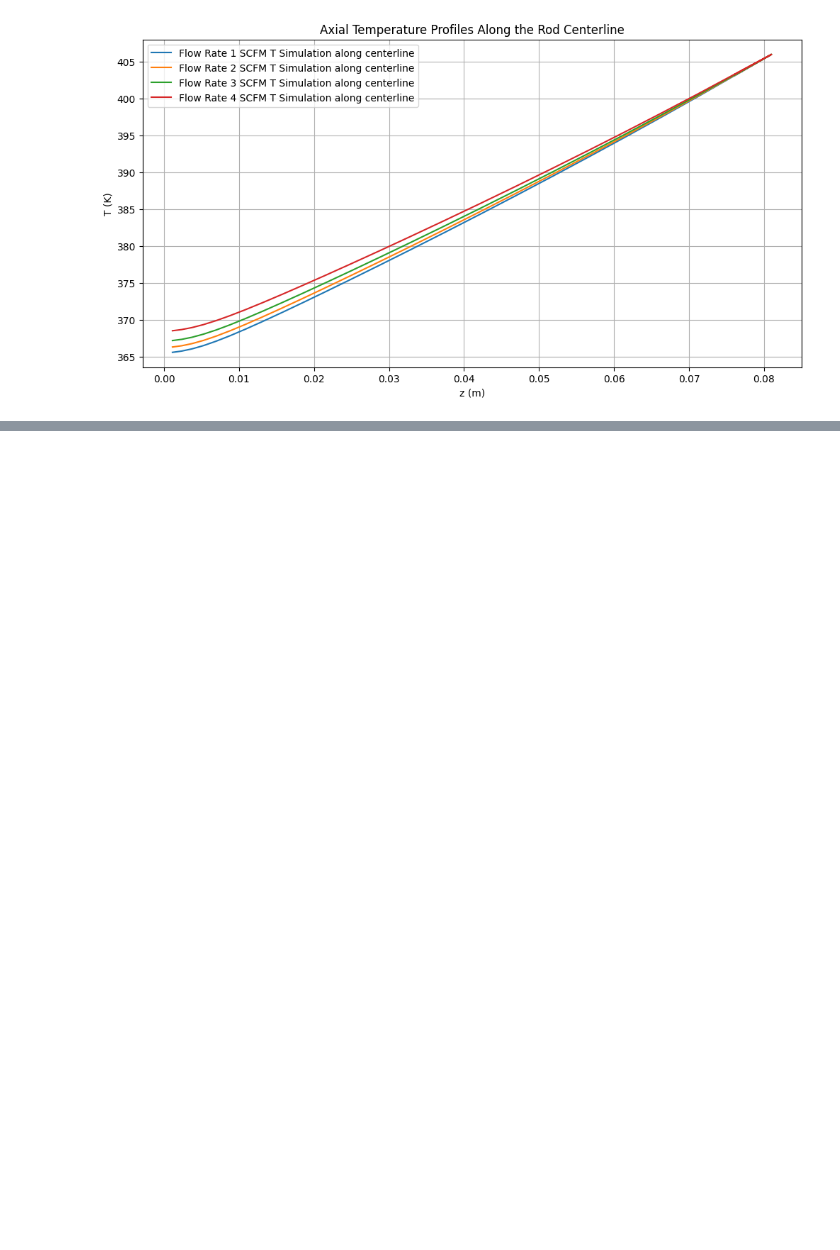
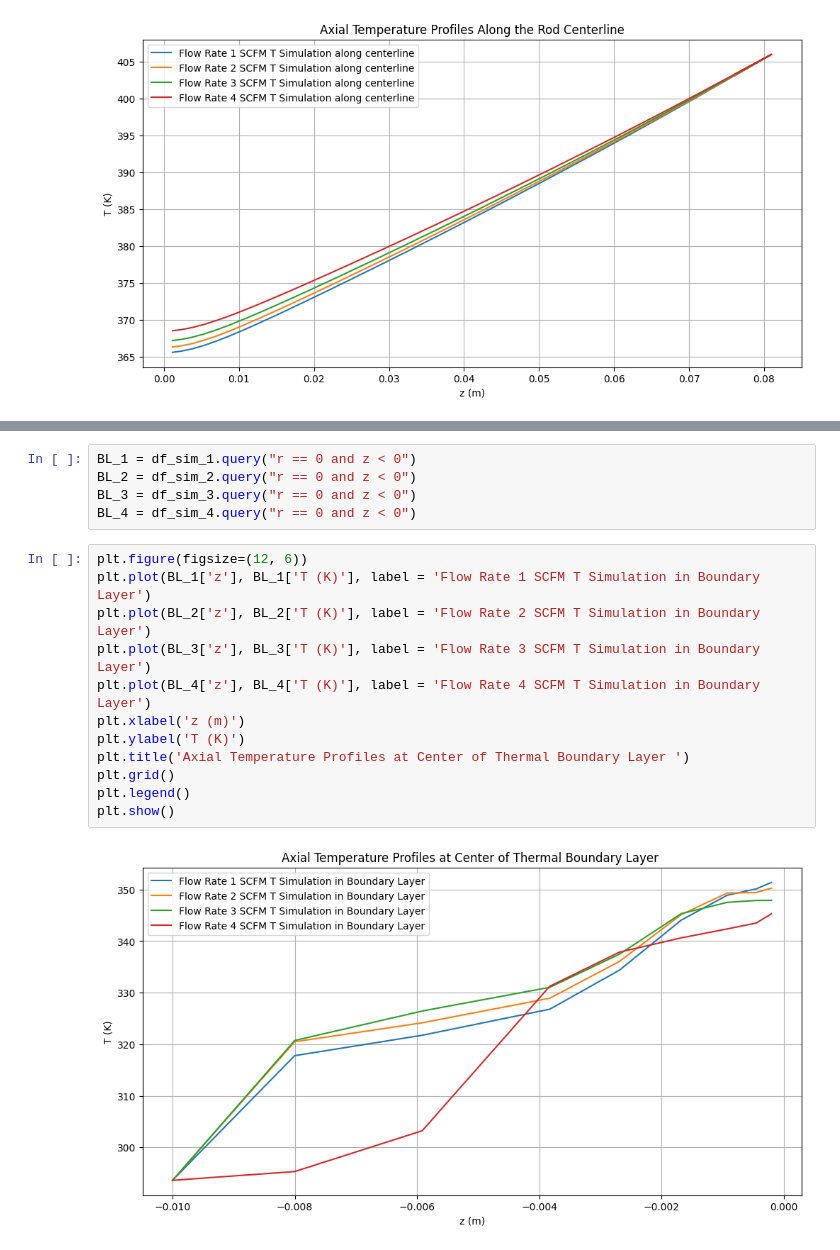
Before and after one commit to rahilisashaik/cbe154, a Jupyter notebook: heat-transfer-2/HT_data_analysis.ipynb, the cells around one changed output, grey strips where cells are left out. Cells and saved outputs as stored; diff of their text form; blank space fills up the shorter version.

```diff
--- a/heat-transfer-2/HT_data_analysis.ipynb
+++ b/heat-transfer-2/HT_data_analysis.ipynb
@@ -438,0 +444,19 @@ plt.show()
+# %%
+BL_1 = df_sim_1.query("r == 0 and z < 0")
+BL_2 = df_sim_2.query("r == 0 and z < 0")
+BL_3 = df_sim_3.query("r == 0 and z < 0")
+BL_4 = df_sim_4.query("r == 0 and z < 0")
+# %%
+plt.figure(figsize=(12, 6))
+plt.plot(BL_1['z'], BL_1['T (K)'], label = 'Flow Rate 1 SCFM T Simulation in Boundary Layer')
+plt.plot(BL_2['z'], BL_2['T (K)'], label = 'Flow Rate 2 SCFM T Simulation in Boundary Layer')
+plt.plot(BL_3['z'], BL_3['T (K)'], label = 'Flow Rate 3 SCFM T Simulation in Boundary Layer')
+plt.plot(BL_4['z'], BL_4['T (K)'], label = 'Flow Rate 4 SCFM T Simulation in Boundary Layer')
+plt.xlabel('z (m)')
+plt.ylabel('T (K)')
+plt.title('Axial Temperature Profiles at Center of Thermal Boundary Layer ')
+plt.grid()
+plt.legend()
+plt.show()
+# %% [output]
+[figure, added]
```
Also changed, not shown: parts of 19 cells of this notebook.
